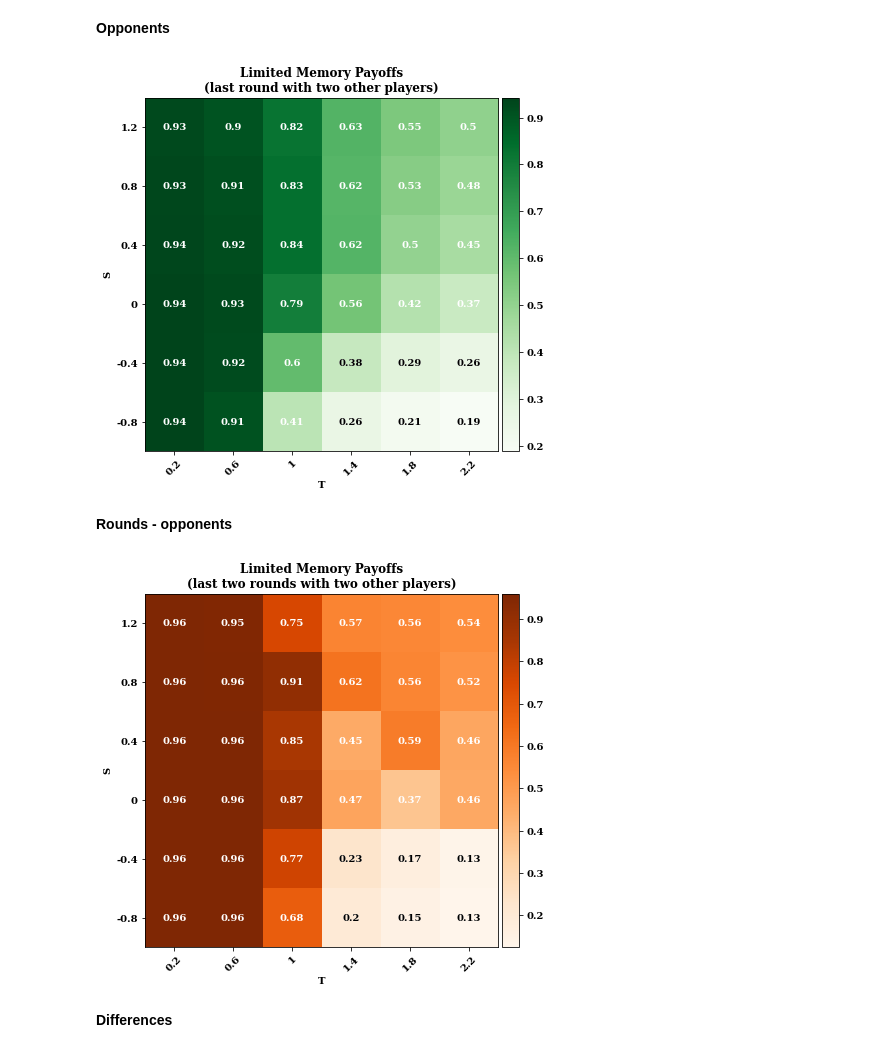
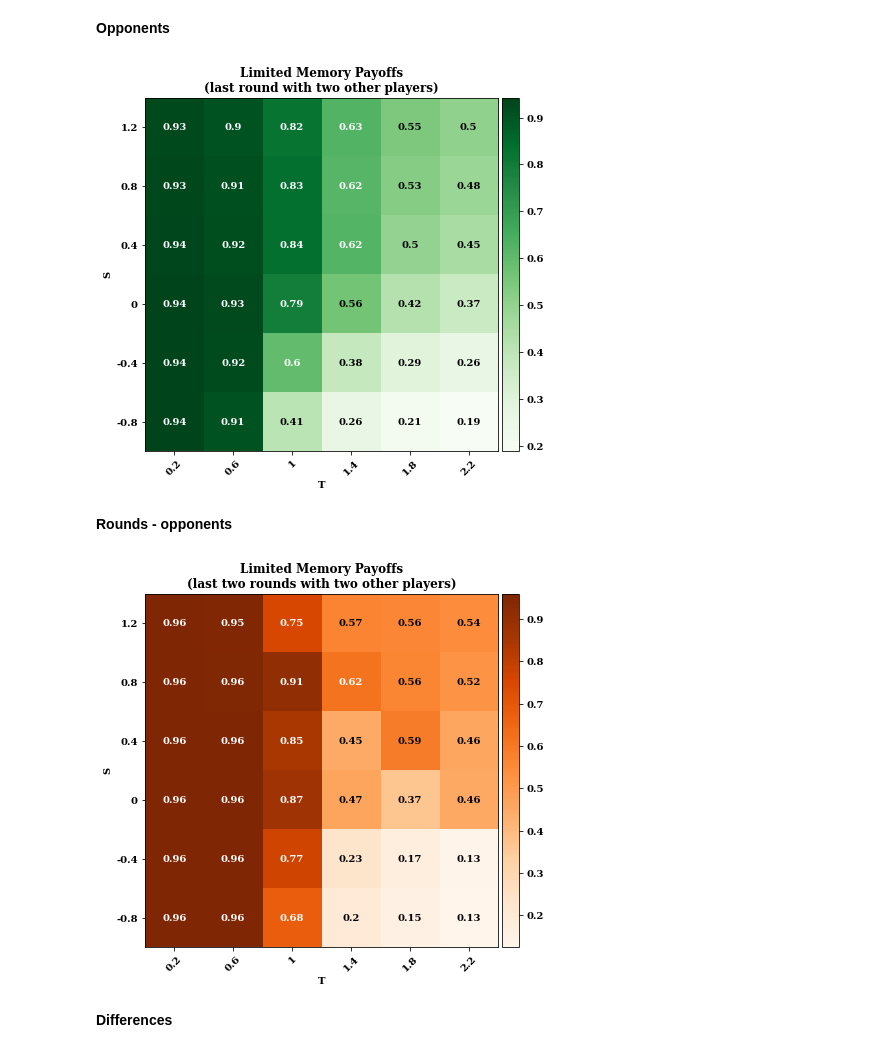
Before and after one commit to Nikoleta-v3/evolution-of-cooperation-with-limited-updating-payoff-memory, a Jupyter notebook: nbs/Cooperating rates.ipynb, the cells around one changed output. Cells and saved outputs as stored; diff of their text form; code cells hidden in the pictures.

```diff
--- a/nbs/Cooperating rates.ipynb
+++ b/nbs/Cooperating rates.ipynb
@@ -179,16 +175,13 @@ fig.colorbar(im, cax=cax, orientation='vertical');
 
 for k in range(dimensions):
     for j in range(dimensions):
+        if round(cooperation_rates_rounds[k, j], 2) >= .6:
+            color = "w"
+        else:
+            color = "black"
         text = axes.text(j, k, round(cooperation_rates_rounds[k, j], 2),
-                       ha="center", va="center", color="w")
+                       ha="center", va="center", color=color)
 
-for k in range(4, 6):
-    for j in range(3, 6):
-        text = axes.text(j, k, round(cooperation_rates_rounds[k, j], 2),
-                       ha="center", va="center", color="black")
-
-# text = axes.text(5, 6, round(cooperation_rates_rounds[6, 5], 2), ha="center", va="center", color="w")
-# text = axes.text(5, 7, round(cooperation_rates_rounds[7, 5], 2), ha="center", va="center", color="w")
 
 axes.set_title("Limited Memory Payoffs" "\n" "(last two rounds with one other player)", weight="bold",);
 
@@ -233,19 +226,19 @@ fig.colorbar(im, cax=cax, orientation='vertical');
 
 for k in range(dimensions):
     for j in range(dimensions):
+        if round(cooperation_rates_opp[k, j], 2) >= .6:
+            color = "w"
+        else:
+            color = "black"
         text = axes.text(j, k, round(cooperation_rates_opp[k, j], 2),
-                       ha="center", va="center", color="w")
+                       ha="center", va="center", color=color)
 
-for k in range(4, dimensions):
-    for j in range(3, dimensions):
-        text = axes.text(j, k, round(cooperation_rates_opp[k, j], 2),
-                       ha="center", va="center", color="black")
 
 axes.set_title("Limited Memory Payoffs" "\n" "(last round with two other players)", weight="bold",);
 
 fig.savefig("../static/opponents_two_by_two_games_cooperation.pdf", bbox_inches='tight')
 # %% [output]
-[figure, old version]
+[figure, new version]
 # %%
 opponents_difference = cooperation_rates_expected - cooperation_rates_opp
 # %% [markdown]
@@ -268,38 +261,37 @@ cooperation_rates_last = cooperation_rates_last / 2
 # %%
 fig, axes = plt.subplots(figsize=(10, 6.5))
 
 im = axes.imshow(cooperation_rates_last, cmap=cmaps[4])
 
 
 axes.set_xticks(range(dimensions))
 axes.set_yticks(range(dimensions))
 
 axes.set_xticklabels(Ts, rotation=45)
 axes.set_yticklabels(Ss)
 
 axes.set_xlabel('T', weight="bold")
 axes.set_ylabel('S', weight="bold")
 
 divider = make_axes_locatable(axes)
 cax = divider.append_axes('right', size='5%', pad=0.05)
 fig.colorbar(im, cax=cax, orientation='vertical');
 
 
 for k in range(dimensions):
     for j in range(dimensions):
+        if round(cooperation_rates_last[k, j], 2) >= .6:
+            color = "w"
+        else:
+            color = "black"
         text = axes.text(j, k, round(cooperation_rates_last[k, j], 2),
-                       ha="center", va="center", color="w")
-
-for k in range(4, dimensions):
-    for j in range(3, dimensions):
-        text = axes.text(j, k, round(cooperation_rates_last[k, j], 2),
-                       ha="center", va="center", color="black")
+                       ha="center", va="center", color=color)
 
 axes.set_title("Limited Memory Payoffs" "\n" "(last two rounds with two other players)", weight="bold",);
 
 fig.savefig("../static/rounds_opponents_two_by_two_games_cooperation.pdf", bbox_inches='tight')
 # %% [output]
-[figure, old version]
+[figure, new version]
 # %%
 rounds_opp_difference = cooperation_rates_expected - cooperation_rates_last
 # %% [markdown]
```
Also changed, not shown: parts of 5 cells of this notebook, 8 other files.
